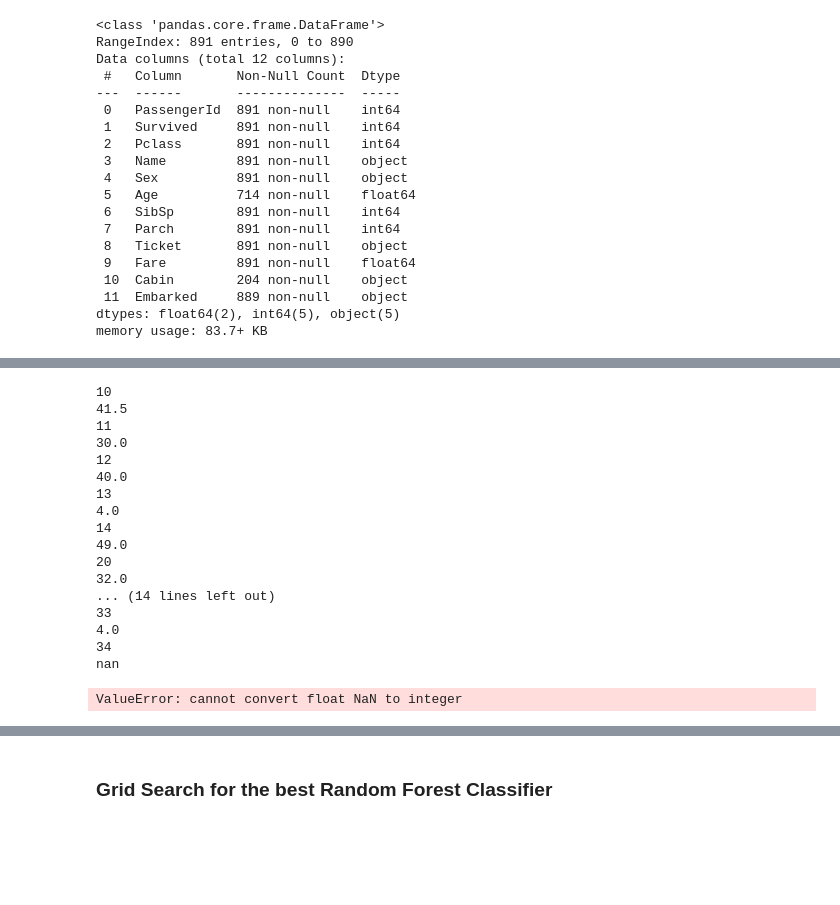
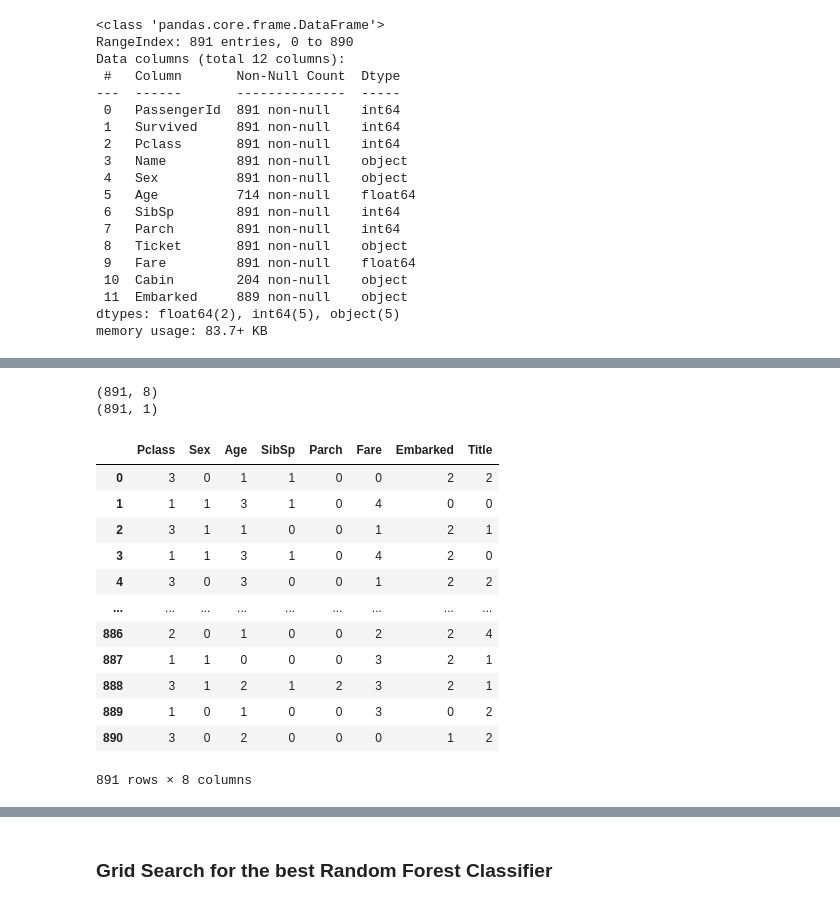
Before and after one commit to WojciechNeuman/Kaggle-Competitions, a Jupyter notebook: titanic/titanic_ml.ipynb, the cells around one changed output, grey strips where cells are left out. Saved outputs shown, nothing was run; the diff lists cells and outputs as text; code cells hidden in the pictures; blank space fills up the shorter version.

```diff
--- a/titanic/titanic_ml.ipynb
+++ b/titanic/titanic_ml.ipynb
@@ -9,9 +9,9 @@ warnings.simplefilter(action='ignore', category=FutureWarning)
 warnings.simplefilter(action='ignore', category=DataConversionWarning)
 warnings.filterwarnings("ignore", category=ConvergenceWarning)
 # %%
-train = pd.read_csv('data/train.csv')
+train_df = pd.read_csv('data/train.csv')
 
-train
+train_df
 # %% [output]
 |  | PassengerId | Survived | Pclass | Name | Sex | Age | SibSp | Parch | Ticket | Fare | ... |
 | 0 | 1 | 0 | 3 | Braund, Mr. Owen Harris | male | 22.0 | 1 | 0 | A/5 21171 | 7.2500 | ... |
@@ -83,5 +109,7 @@ def extract_title(df):
     return df
 # %%
+# age feature engineering
+
 def infer_age(df):
     age_inference = np.zeros((3,5))
     pclasses = [1, 2, 3]
@@ -92,68 +120,70 @@ def infer_age(df):
             filtered_df = df[(df['Pclass'] == pclass) & (df['Title'] == title)]
 
             median = filtered_df['Age'].median()
-            if not median:
-                median = df[df['PClass'] == pclass]['Age'].median()
-            if not median:
-                median = df['Age'].median()
+            if np.isnan(median):
+                median = df[df['Pclass'] == pclass]['Age'].median()
 
-            print(f'{pclass}{title}')
-            print(median)
-            age_inference[pclass - 1, title] = int(median / 0.5 + 0.5 ) * 0.5
+            age_inference[pclass - 1, title] = int(median)
 
     for idx1, pclass in enumerate(pclasses):
         for idx2, title in enumerate(titles):
-            df.loc[(df['Age'].isnull()) & (df['Sex'] == idx1) & (df['Pclass'] == idx2 + 1), 'Age'] = guess_ages[idx1,idx2]
+            df.loc[(df['Age'].isnull()) & (df['Sex'] == idx1) & (df['Pclass'] == idx2 + 1), 'Age'] = age_inference[idx1,idx2]
 
     return df
 # %%
-most_common_city = train['Embarked'].value_counts().idxmax()
+most_common_city = train_df['Embarked'].value_counts().idxmax()
 
 def data_preparation(df):
     df = extract_title(df)
 
-    columns_to_drop = ['Survived', 'Name', 'Ticket', 'Cabin']
+    # drop columns that won't be useful during classification
+    columns_to_drop = ['Survived', 'Name', 'Ticket', 'Cabin', 'PassengerId']
 
     for column in columns_to_drop:
         if column in df.columns:
             df= df.drop(column, axis='columns')
 
+    df.loc[:,'Sex'] = df.loc[:,'Sex'].map({'male': 0,'female': 1})
+
+    # Embarked related operations
     df['Embarked'] = df['Embarked'].fillna(most_common_city) # fill Nan values in Embarked column with the most common embark city
-
-    mean_fare = df['Fare'].mean()
-    df['Fare'] = df['Fare'].fillna(mean_fare)
-
-    df.loc[:,'Sex'] = df.loc[:,'Sex'].map({'male': 0,'female': 1})
     df['Embarked'] = df['Embarked'].map({'C': 0, 'Q': 1, 'S': 2})
 
-    df = infer_age(df)
+    # Age related operations
+    df = infer_age(df) # infer age for missing data
+    df['Age'] = pd.qcut(df['Age'], 5, labels=[0, 1, 2, 3, 4]) # map Age to 5 equal-sized columns
+
+    # Fare related operations
+    median_fare = df['Fare'].median()
+    df['Fare'] = df['Fare'].fillna(median_fare)
+    df['Fare'] = pd.qcut(df['Fare'], 5, labels=[0, 1, 2, 3, 4]) # map Fare to 5 equal-sized columns
+
+    df['Age'] = df['Age'].astype('int64')
+    df['Fare'] = df['Fare'].astype('int64')
 
     return df
 # %%
-x_train, y_train = data_preparation(train), train[['Survived']]
+x_train, y_train = data_preparation(train_df), train_df[['Survived']]
 
 print(x_train.shape)
 print(y_train.shape)
 
 x_train
 # %% [output]
-10
-41.5
-11
-30.0
-12
-40.0
-13
-4.0
-14
-49.0
-20
-32.0
-... (14 lines left out)
-33
-4.0
-34
-nan
+(891, 8)
+(891, 1)
+|  | Pclass | Sex | Age | SibSp | Parch | Fare | Embarked | Title |
+| 0 | 3 | 0 | 1 | 1 | 0 | 0 | 2 | 2 |
+| 1 | 1 | 1 | 3 | 1 | 0 | 4 | 0 | 0 |
+| 2 | 3 | 1 | 1 | 0 | 0 | 1 | 2 | 1 |
+| 3 | 1 | 1 | 3 | 1 | 0 | 4 | 2 | 0 |
+| 4 | 3 | 0 | 3 | 0 | 0 | 1 | 2 | 2 |
+| ... | ... | ... | ... | ... | ... | ... | ... | ... |
+| 886 | 2 | 0 | 1 | 0 | 0 | 2 | 2 | 4 |
+| 887 | 1 | 1 | 0 | 0 | 0 | 3 | 2 | 1 |
+| 888 | 3 | 1 | 2 | 1 | 2 | 3 | 2 | 1 |
+| 889 | 1 | 0 | 1 | 0 | 0 | 3 | 0 | 2 |
+| 890 | 3 | 0 | 2 | 0 | 0 | 0 | 1 | 2 |
-ValueError: cannot convert float NaN to integer
+891 rows × 8 columns
 # %%
 x_train.info()
```
Also changed, not shown: parts of 23 cells of this notebook, 4 other files.
